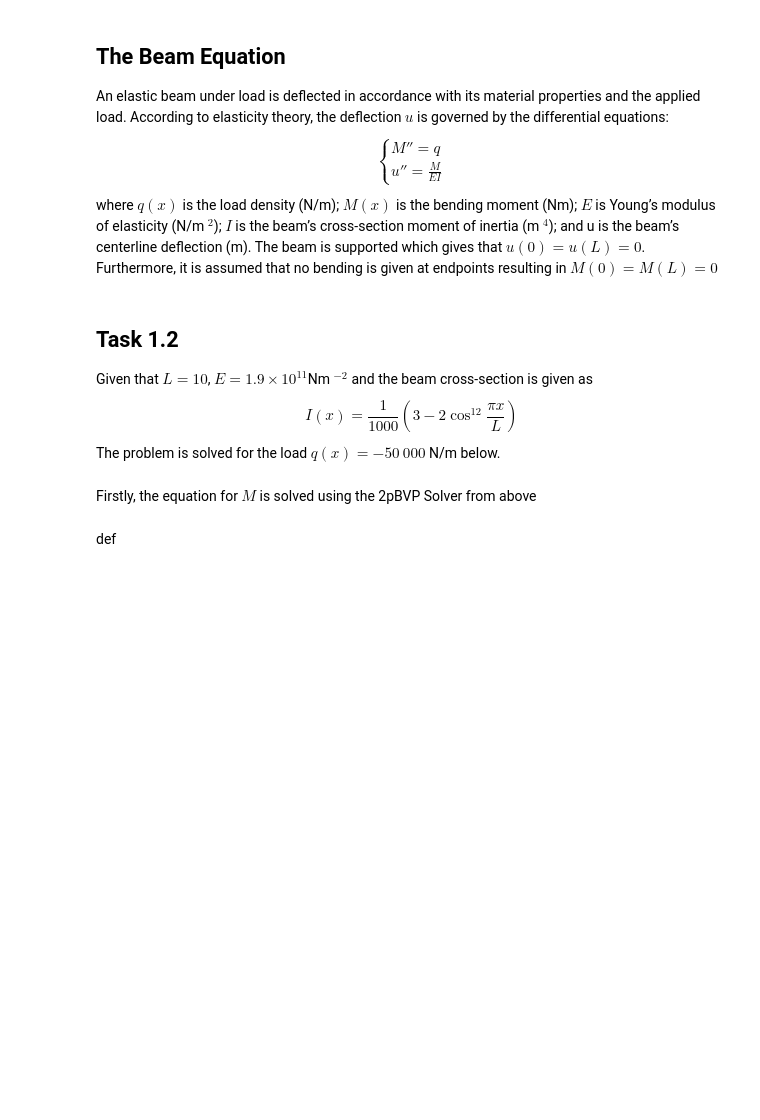
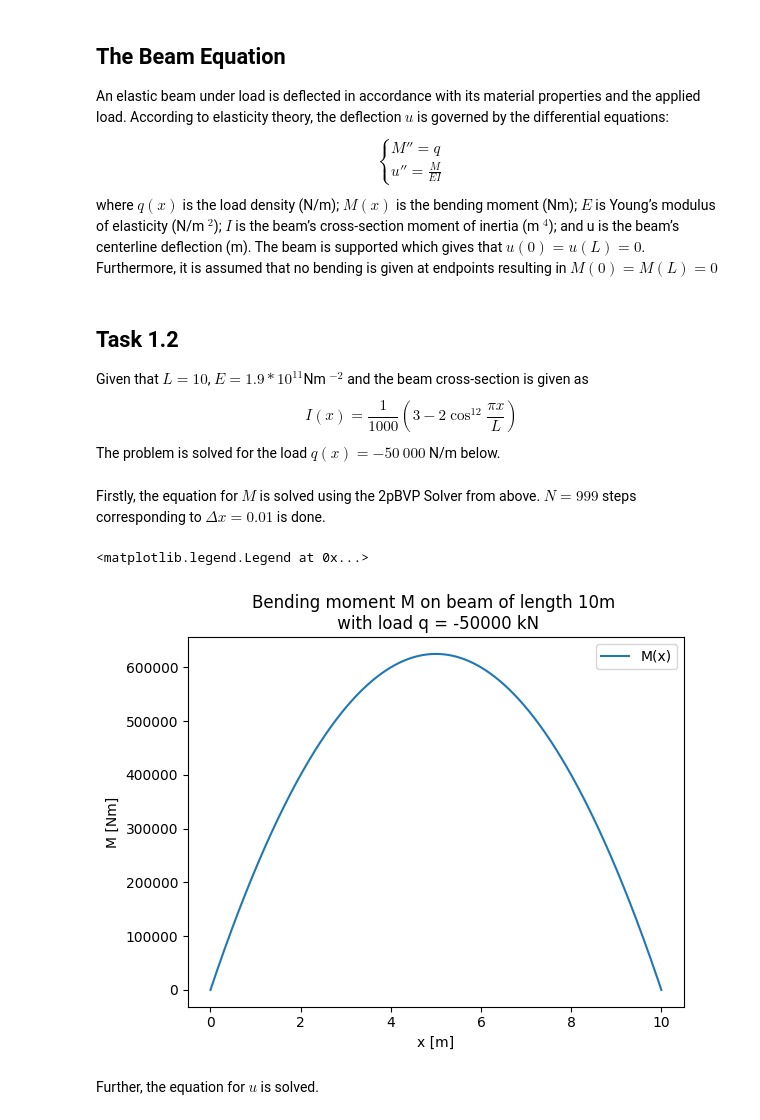
Before and after one commit to william-lundgren/FilipNumMums, a Jupyter notebook: Project2.ipynb, the cells around one changed output. Drawn from its saved outputs; the diff is of its cells as text; code cells hidden in the pictures; blank space fills up the shorter version.

Commit message:
Part 1 done

```diff
--- a/Project2.ipynb
+++ b/Project2.ipynb
@@ -151,12 +152,31 @@ moment of inertia (m $^4$); and u is the beam’s centerline deflection (m). The
 # %% [markdown]
 ## Task 1.2
 
-Given that $L=10$, $E=1.9\times 10^11$Nm $^{-2}$ and the beam cross-section is given as
+Given that $L=10$, $E=1.9*10^11$Nm $^{-2}$ and the beam cross-section is given as
 \begin{equation*}
     I(x)=\frac{1}{1000}\left(3-2\cos^{12}\frac{\pi x}{L}\right)
 \end{equation*}
 The problem is solved for the load $q(x)=-50\ 000$ N/m below.
 # %% [markdown]
-Firstly, the equation for $M$ is solved using the 2pBVP Solver from above
+Firstly, the equation for $M$ is solved using the 2pBVP Solver from above. $N=999$ steps corresponding to $\Delta x=0.01$ is done.
-# %% [markdown]
-def
+# %%
+q = -50000
+L = 10
+beam_vec = np.linspace(0,L,1001)
+
+q_vec = q * np.ones(1001-2)
+
+M = twopBVP(q_vec, 0, 0, L, 999)
+M = np.concatenate(([0],M))
+M = np.concatenate((M,[0]))
+# %%
+plt.plot(beam_vec, M, label='M(x)')
+plt.title('Bending moment M on beam of length 10m \n with load q = -50000 kN')
+plt.xlabel('x [m]')
+plt.ylabel('M [Nm]')
+plt.legend()
+# %% [output]
+<matplotlib.legend.Legend at 0x...>
+[figure, added]
+# %% [markdown]
+Further, the equation for $u$ is solved.
```
Also changed, not shown: parts of 9 cells of this notebook.
